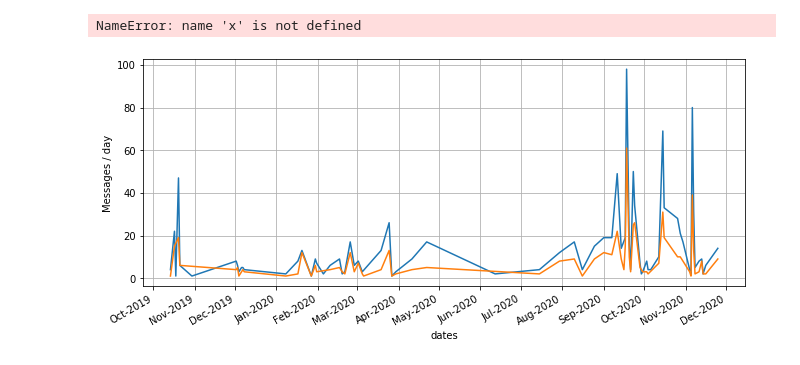
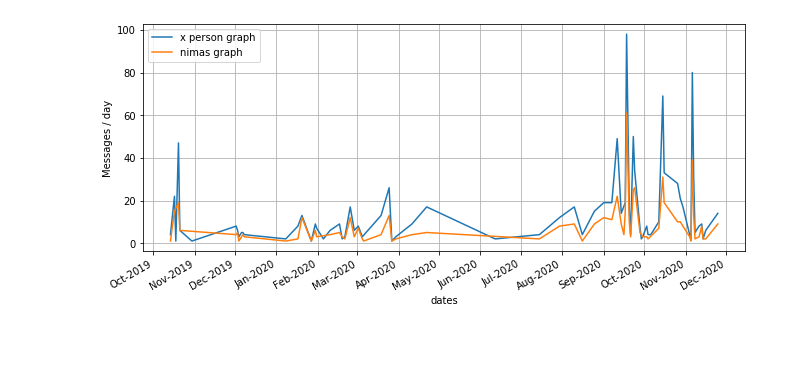
Before and after one commit to NimaAB/analysis-of-chatData, a Jupyter notebook: src/mainCode.ipynb, the cells around one changed output. Saved outputs shown, nothing was run; the diff lists cells and outputs as text; code cells hidden in the pictures.

Commit message:
fixed legend text

```diff
--- a/src/mainCode.ipynb
+++ b/src/mainCode.ipynb
@@ -71,19 +71,22 @@ date_fmt = mdates.DateFormatter('%b-%Y')
 # %%
 #ploting:
 figure, ax = plt.subplots(figsize=(9,4), constrained_layout=True)
-ax.plot(dates_asDatetime_x, yVector_x)
+line1, = ax.plot(dates_asDatetime_x, yVector_x)
+line2, = ax.plot(dates_asDatetime_n,yVector_nima)
 ax.xaxis.set_major_formatter(date_fmt)
 ax.xaxis.set_major_locator(year)
 ax.xaxis.set_major_locator(month)
+plt.setp(ax.get_xticklabels(), rotation=30, ha="right")
 
-plt.setp(ax.get_xticklabels(), rotation=30, ha="right")
-ax.plot(dates_asDatetime_n,yVector_nima)
+
+ax.legend((line1, line2), ('x person graph','nimas graph'),loc='upper left')
+
+
 ax.grid(True)
 ax.set_ylabel('Messages / day')
 ax.set_xlabel('dates')
 
 
 plt.show()
 # %% [output]
-NameError: name 'x' is not defined
-[figure, old version]
+[figure, new version]
```
